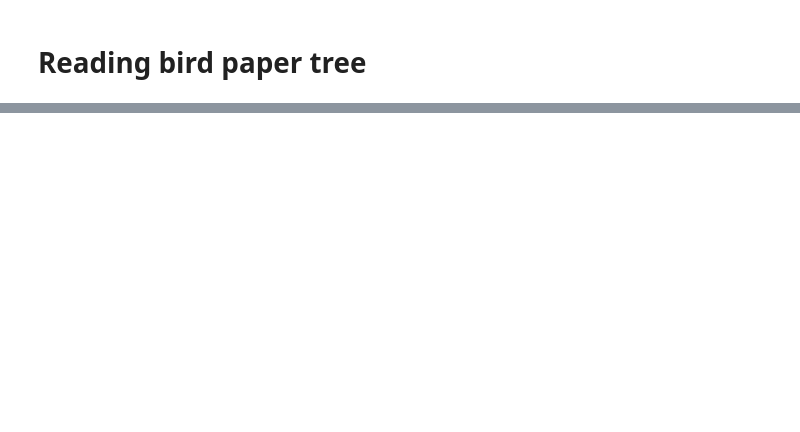
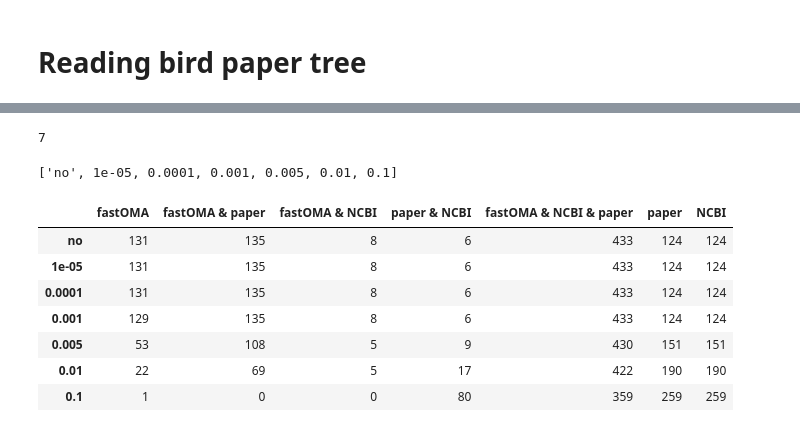
Before and after one commit to sinamajidian/fastoma_tree, a Jupyter notebook: code_tree.ipynb, the cells around one changed output, grey strips where cells are left out. Saved outputs shown, nothing was run; the diff lists cells and outputs as text; code cells hidden in the pictures; blank space fills up the shorter version.

```diff
--- a/code_tree.ipynb
+++ b/code_tree.ipynb
@@ -517,0 +385,13 @@ list(edges2)[1]
+# %%
+
+# 100
+t_all
+
+
+import numpy as np
+
+t_all=np.array(t_all)
+t_all_=np.transpose(t_all)
+len(t_all_)
+# %% [output]
+7
@@ -517,0 +414,22 @@ list(edges2)[1]
+# %%
+ind
+# %% [output]
+['no', 1e-05, 0.0001, 0.001, 0.005, 0.01, 0.1]
+# %%
+import pandas as pd
+df = pd.DataFrame(data=t_all)
+df.columns=lenged1
+df.columns=lenged1
+#ind = [0,60,80,90,95,100] # ,"BirdPaper"
+
+df.index=ind
+df
+# %% [output]
+|  | fastOMA | fastOMA & paper | fastOMA & NCBI | paper & NCBI | fastOMA & NCBI & paper | paper | NCBI |
+| no | 131 | 135 | 8 | 6 | 433 | 124 | 124 |
+| 1e-05 | 131 | 135 | 8 | 6 | 433 | 124 | 124 |
+| 0.0001 | 131 | 135 | 8 | 6 | 433 | 124 | 124 |
+| 0.001 | 129 | 135 | 8 | 6 | 433 | 124 | 124 |
+| 0.005 | 53 | 108 | 5 | 9 | 430 | 151 | 151 |
+| 0.01 | 22 | 69 | 5 | 17 | 422 | 190 | 190 |
+| 0.1 | 1 | 0 | 0 | 80 | 359 | 259 | 259 |
```
Also changed, not shown: parts of 66 cells of this notebook, 2 other files.
